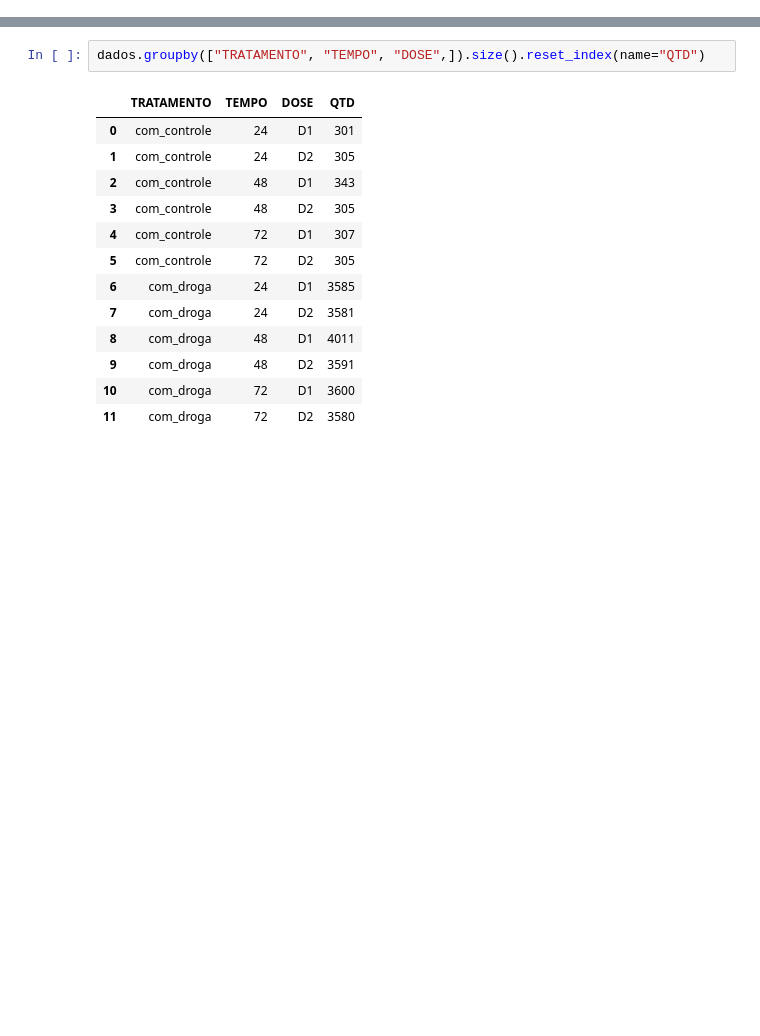
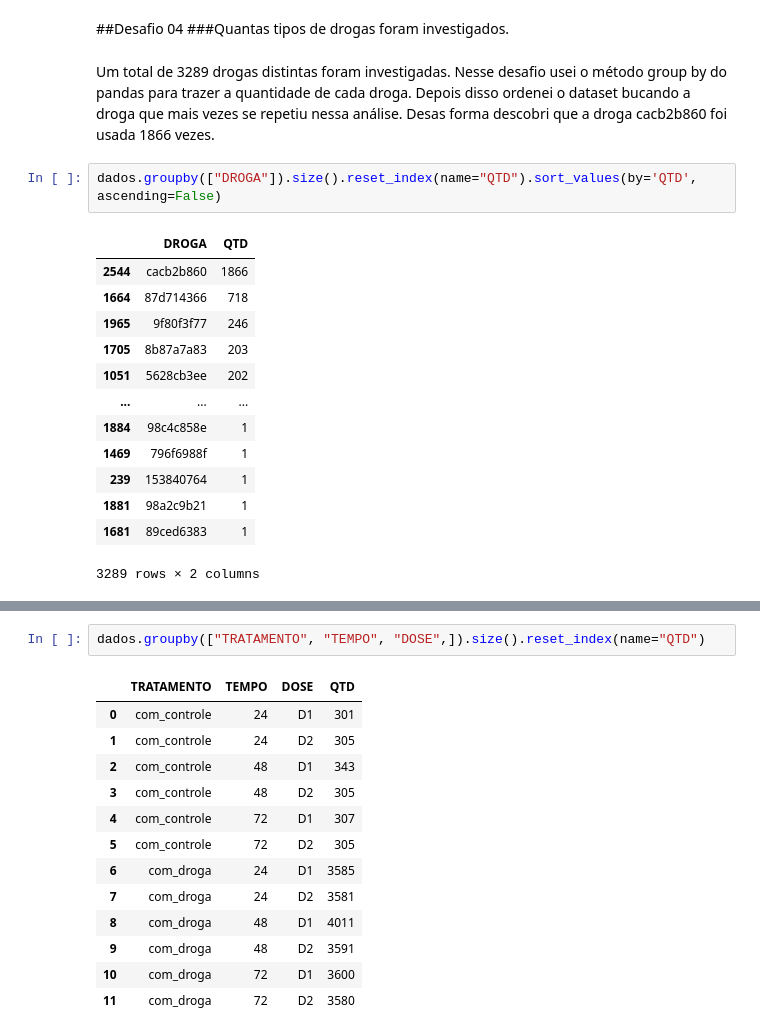
Before and after one commit to BrSiqueira/ImersaoDados03, a Jupyter notebook: Aula_01_Desafios_BrunoSiqueira.ipynb, the cells around one changed output, grey strips where cells are left out. Cells and saved outputs as stored; diff of their text form; blank space fills up the shorter version.

```diff
--- a/Aula_01_Desafios_BrunoSiqueira.ipynb
+++ b/Aula_01_Desafios_BrunoSiqueira.ipynb
@@ -43,0 +71,21 @@ dados
+# %% [markdown]
+##Desafio 04
+###Quantas tipos de drogas foram investigados.
+# %% [markdown]
+Um total de 3289 drogas distintas foram investigadas. Nesse desafio usei o método group by do pandas para trazer a quantidade de cada droga. Depois disso ordenei o dataset bucando a droga que mais vezes se repetiu nessa análise. Desas forma descobri que a droga cacb2b860 foi usada 1866 vezes.
+# %%
+dados.groupby(["DROGA"]).size().reset_index(name="QTD").sort_values(by='QTD', ascending=False)
+# %% [output]
+|  | DROGA | QTD |
+| 2544 | cacb2b860 | 1866 |
+| 1664 | 87d714366 | 718 |
+| 1965 | 9f80f3f77 | 246 |
+| 1705 | 8b87a7a83 | 203 |
+| 1051 | 5628cb3ee | 202 |
+| ... | ... | ... |
+| 1884 | 98c4c858e | 1 |
+| 1469 | 796f6988f | 1 |
+| 239 | 153840764 | 1 |
+| 1881 | 98a2c9b21 | 1 |
+| 1681 | 89ced6383 | 1 |
+3289 rows × 2 columns
```
Also changed, not shown: parts of 24 cells of this notebook.
